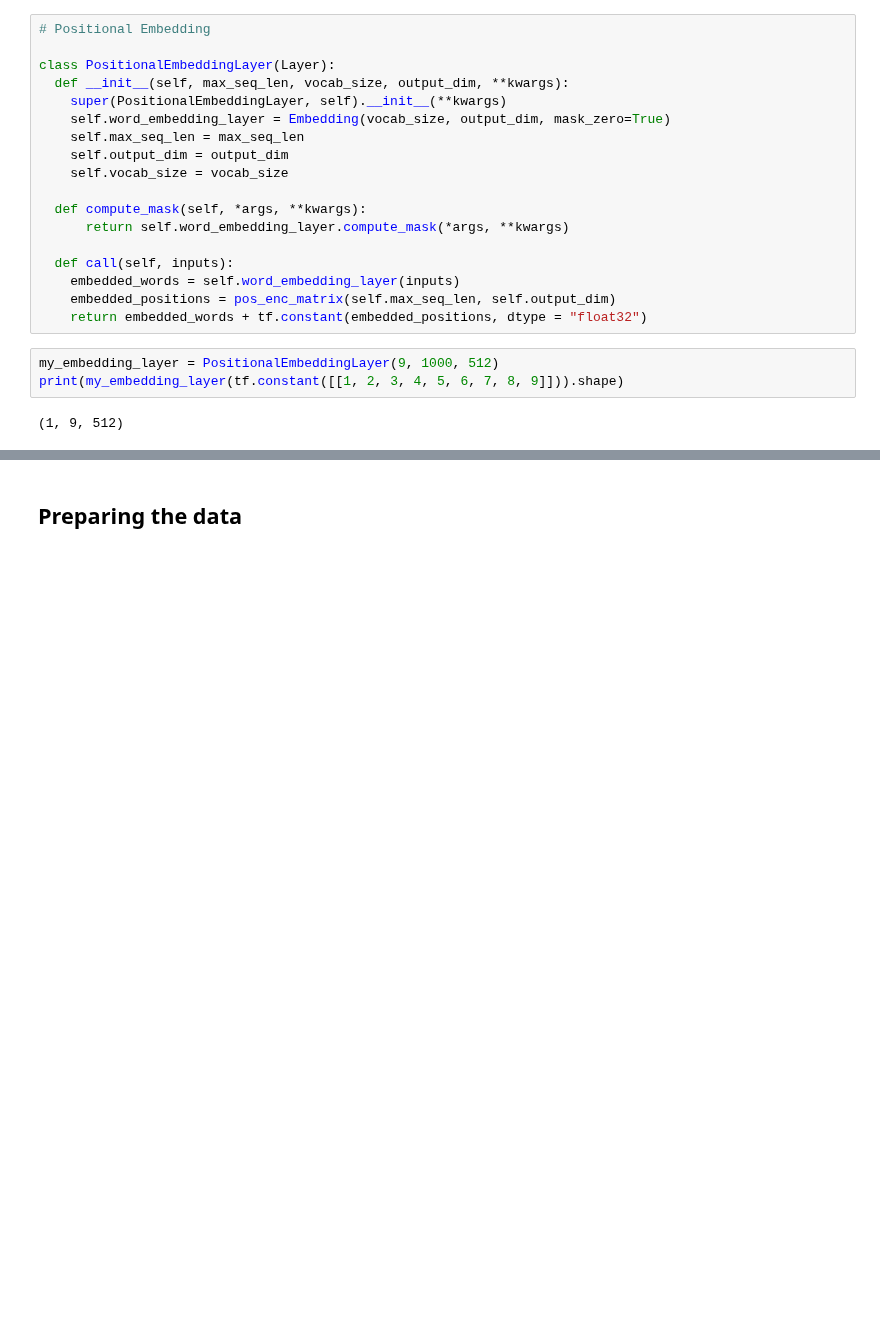
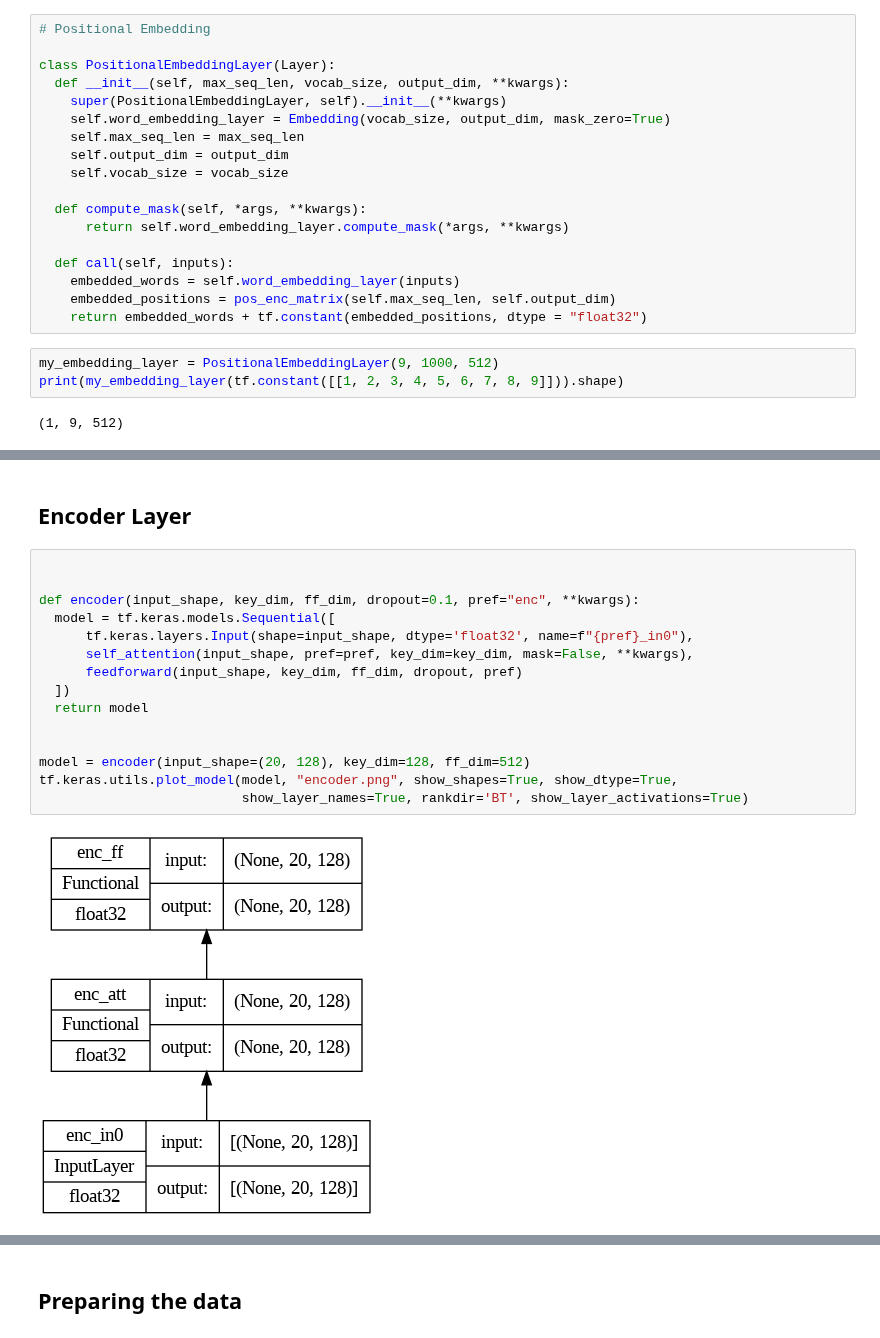
Before and after one commit to sriksmachi/sriksml, a Jupyter notebook: language-models/transformers_001.ipynb, the cells around one changed output, grey strips where cells are left out. Cells and saved outputs as stored; diff of their text form; blank space fills up the shorter version.

```diff
--- a/language-models/transformers_001.ipynb
+++ b/language-models/transformers_001.ipynb
@@ -375,0 +134,19 @@ training_model = TransformerModel(enc_vocab_size, dec_vocab_size, enc_seq_length
+# %% [markdown]
+## Encoder Layer
+# %%
+
+
+def encoder(input_shape, key_dim, ff_dim, dropout=0.1, pref="enc", **kwargs):
+  model = tf.keras.models.Sequential([
+      tf.keras.layers.Input(shape=input_shape, dtype='float32', name=f"{pref}_in0"),
+      self_attention(input_shape, pref=pref, key_dim=key_dim, mask=False, **kwargs),
+      feedforward(input_shape, key_dim, ff_dim, dropout, pref)
+  ])
+  return model
+
+
+model = encoder(input_shape=(20, 128), key_dim=128, ff_dim=512)
+tf.keras.utils.plot_model(model, "encoder.png", show_shapes=True, show_dtype=True,
+                          show_layer_names=True, rankdir='BT', show_layer_activations=True)
+# %% [output]
+[figure, added]
```
Also changed, not shown: parts of 43 cells of this notebook.
